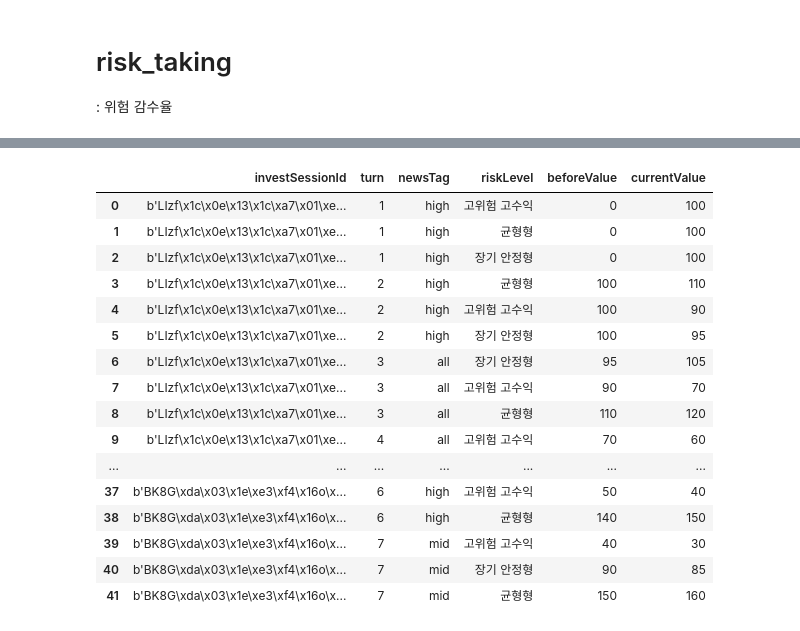
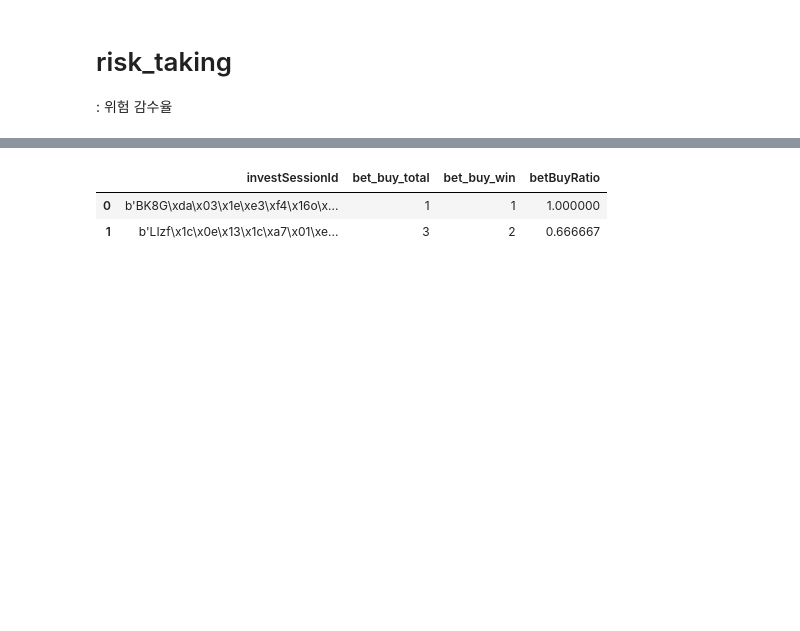
Before and after one commit to team-popo-world/ml-history-analysis, a Jupyter notebook: mongodb.ipynb, the cells around one changed output, grey strips where cells are left out. Saved outputs shown, nothing was run; the diff lists cells and outputs as text; code cells hidden in the pictures; blank space fills up the shorter version.

Commit message:
Data Preprocessing version2 : buy/sell_ratio, tag trun mean duration time, risk taking ratio, bet win (sell/buy) ratio - "bet win ratio" is fixed - "risk taking ratio" still needs to be fixed

```diff
--- a/mongodb.ipynb
+++ b/mongodb.ipynb
@@ -131,0 +150,19 @@ Name: count, dtype: int64
+# %%
+# 종목별로 턴 정렬
+df.sort_values(by=["investSessionId","riskLevel","turn"], inplace=True)
+
+# 현재 턴 종목별 수량 - 이전 턴 종목별 수량
+diff_result = df.groupby(['investSessionId', 'riskLevel'])['numberOfShares'].diff()
+
+# 첫 번째 deltaShares는 해당행의 numberOfShares로 채움
+filled_diff = diff_result.fillna(
+    df.groupby(["investSessionId","riskLevel"])["numberOfShares"].transform("first")
+)
+
+# 결과를 새로운 컬럼으로 저장
+df["deltaShares"] = filled_diff
+
+# 정수형으로 변경
+df["deltaShares"] = df["deltaShares"].astype("int")
+
+df[["investSessionId","turn","riskLevel","numberOfShares","deltaShares"]]
@@ -371,21 +428,28 @@ memory usage: 6.7+ KB
 # %%
-bet_win = df[["investSessionId","turn","newsTag","riskLevel","beforeValue","currentValue"]].copy()
-bet_win
+# 구매 베팅 성공
+bet_win = df[["investSessionId","turn","newsTag","riskLevel","beforeValue","currentValue", "transactionType"]].copy()
+
+# 다음 턴의 value 컬럼 구하기
+bet_win.sort_values(by=["investSessionId","riskLevel","turn"], inplace=True)
+bet_win["nextValue"] = bet_win["currentValue"].shift(-1)
+
+# tag 뉴스 턴에서 해당 종목을 구매한 횟수
+bet_buy = bet_win.loc[(bet_win["newsTag"]==bet_win["riskLevel"]) & (bet_win["transactionType"]=="BUY")].copy()
+bet_buy_total = bet_buy.groupby("investSessionId")["nextValue"].count().reset_index().rename(columns={"nextValue":"bet_buy_total"})
+
+# tag 뉴스 턴에서 해당 종목을 구매하고 다음 턴에서 가격이 오른 횟수
+bet_buy["value_diff"] = bet_buy["nextValue"] - bet_buy["currentValue"]
+bet_buy_win = bet_buy[bet_buy["value_diff"]>0]
+bet_buy_win = bet_buy_win.groupby("investSessionId")["value_diff"].count().reset_index().rename(columns={"value_diff":"bet_buy_win"})
+
+# 성공 비율 계산
+bet_buy_df = pd.merge(bet_buy_total, bet_buy_win, on="investSessionId", how="left")
+bet_buy_df["betBuyRatio"] = bet_buy_df["bet_buy_win"] / bet_buy_df["bet_buy_total"]
+
+# nan값 0으로 채우기
+bet_buy_df = bet_buy_df.fillna(0) # 데이터가 없어서 nan으로 출력됨..! 0으로 채워주기기
+bet_buy_df
 # %% [output]
-|  | investSessionId | turn | newsTag | riskLevel | beforeValue | currentValue |
-| 0 | b'LIzf\x1c\x0e\x13\x1c\xa7\x01\xe... | 1 | high | 고위험 고수익 | 0 | 100 |
-| 1 | b'LIzf\x1c\x0e\x13\x1c\xa7\x01\xe... | 1 | high | 균형형 | 0 | 100 |
-| 2 | b'LIzf\x1c\x0e\x13\x1c\xa7\x01\xe... | 1 | high | 장기 안정형 | 0 | 100 |
-| 3 | b'LIzf\x1c\x0e\x13\x1c\xa7\x01\xe... | 2 | high | 균형형 | 100 | 110 |
-| 4 | b'LIzf\x1c\x0e\x13\x1c\xa7\x01\xe... | 2 | high | 고위험 고수익 | 100 | 90 |
-| 5 | b'LIzf\x1c\x0e\x13\x1c\xa7\x01\xe... | 2 | high | 장기 안정형 | 100 | 95 |
-| 6 | b'LIzf\x1c\x0e\x13\x1c\xa7\x01\xe... | 3 | all | 장기 안정형 | 95 | 105 |
-| 7 | b'LIzf\x1c\x0e\x13\x1c\xa7\x01\xe... | 3 | all | 고위험 고수익 | 90 | 70 |
-| 8 | b'LIzf\x1c\x0e\x13\x1c\xa7\x01\xe... | 3 | all | 균형형 | 110 | 120 |
-| 9 | b'LIzf\x1c\x0e\x13\x1c\xa7\x01\xe... | 4 | all | 고위험 고수익 | 70 | 60 |
-| ... | ... | ... | ... | ... | ... | ... |
-| 37 | b'BK8G\xda\x03\x1e\xe3\xf4\x16o\x... | 6 | high | 고위험 고수익 | 50 | 40 |
-| 38 | b'BK8G\xda\x03\x1e\xe3\xf4\x16o\x... | 6 | high | 균형형 | 140 | 150 |
-| 39 | b'BK8G\xda\x03\x1e\xe3\xf4\x16o\x... | 7 | mid | 고위험 고수익 | 40 | 30 |
-| 40 | b'BK8G\xda\x03\x1e\xe3\xf4\x16o\x... | 7 | mid | 장기 안정형 | 90 | 85 |
-| 41 | b'BK8G\xda\x03\x1e\xe3\xf4\x16o\x... | 7 | mid | 균형형 | 150 | 160 |
+|  | investSessionId | bet_buy_total | bet_buy_win | betBuyRatio |
+| 0 | b'BK8G\xda\x03\x1e\xe3\xf4\x16o\x... | 1 | 1 | 1.000000 |
+| 1 | b'LIzf\x1c\x0e\x13\x1c\xa7\x01\xe... | 3 | 2 | 0.666667 |
```
Also changed, not shown: parts of 16 cells of this notebook.
